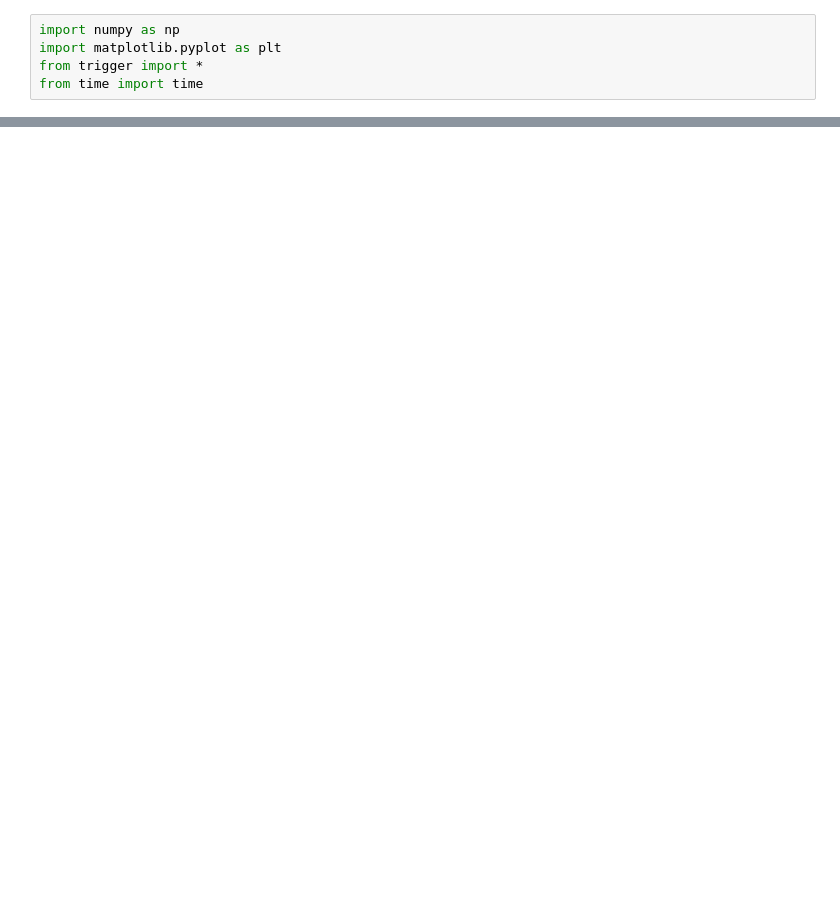
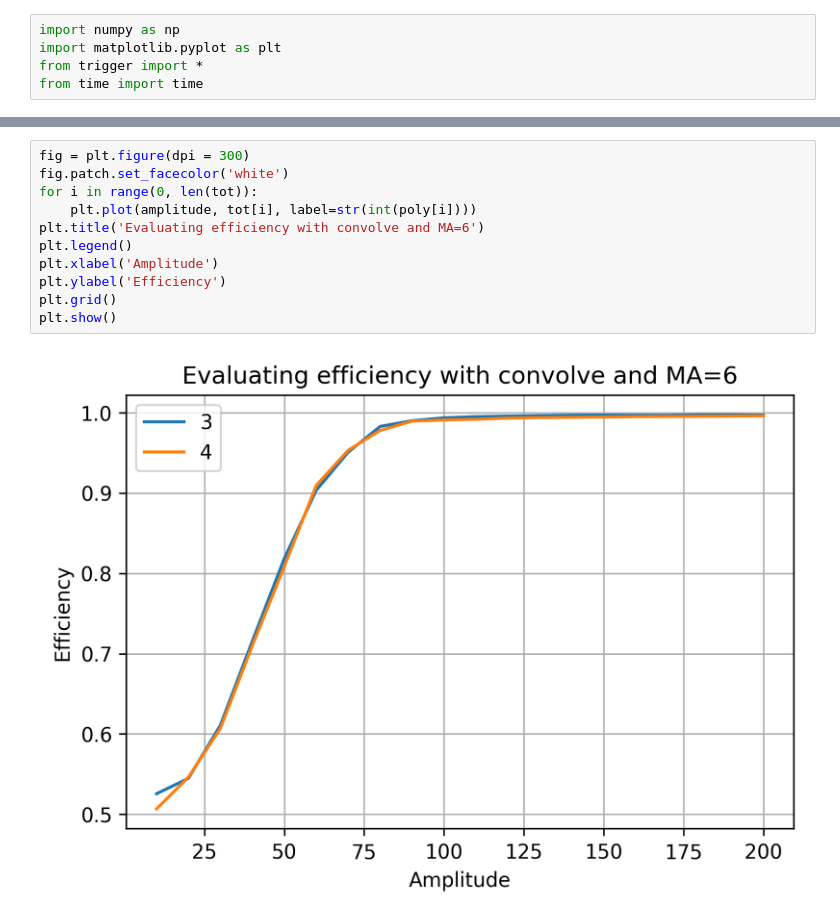
Before and after one commit to biqute/QTLab2122, a Jupyter notebook: SingleIRsource/simulated/efficiency_ma.ipynb, the cells around one changed output, grey strips where cells are left out. Saved outputs shown, nothing was run; the diff lists cells and outputs as text; blank space fills up the shorter version.

```diff
--- a/SingleIRsource/simulated/efficiency_ma.ipynb
+++ b/SingleIRsource/simulated/efficiency_ma.ipynb
@@ -32,3 +43,16 @@ good_plot(amplitude, total_eff, 'Evaluating different amplitudes without noise',
+# %%
+fig = plt.figure(dpi = 300)
+fig.patch.set_facecolor('white')
+for i in range(0, len(tot)):
+    plt.plot(amplitude, tot[i], label=str(int(poly[i])))
+plt.title('Evaluating efficiency with convolve and MA=6')
+plt.legend()
+plt.xlabel('Amplitude')
+plt.ylabel('Efficiency')
+plt.grid()
+plt.show()
+# %% [output]
+[figure, added]
 # %%
 total_eff2 = []
 start = time()
```
Also changed, not shown: parts of 7 cells of this notebook, 22 other files.
